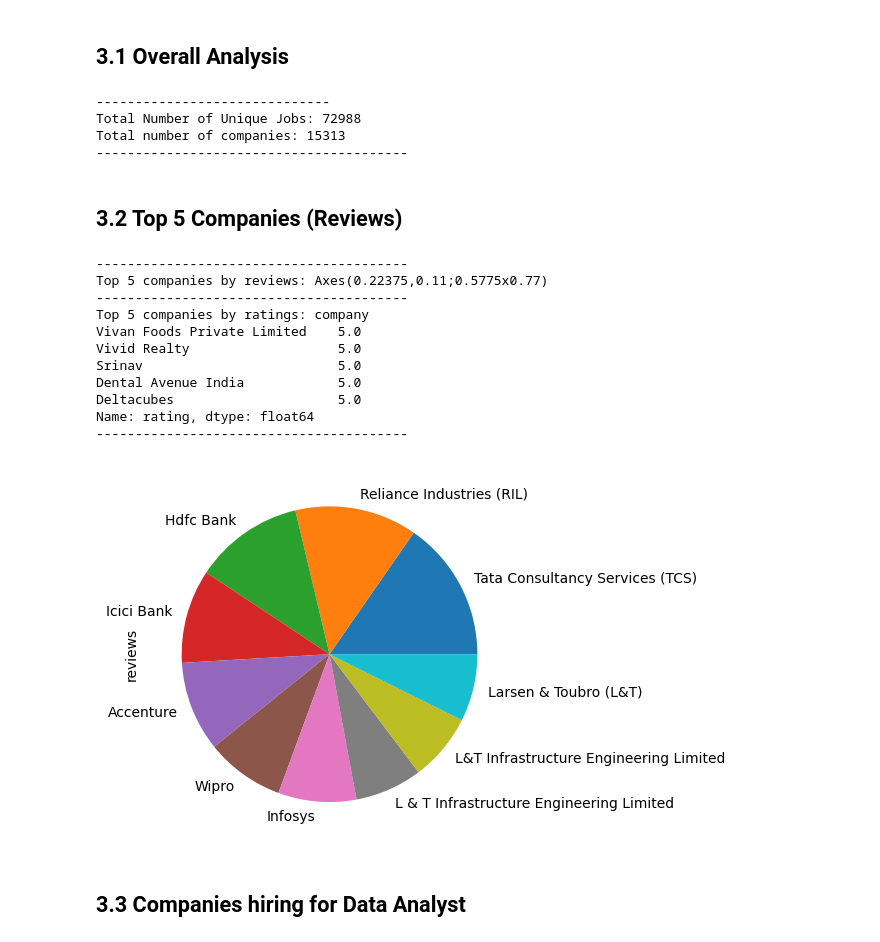
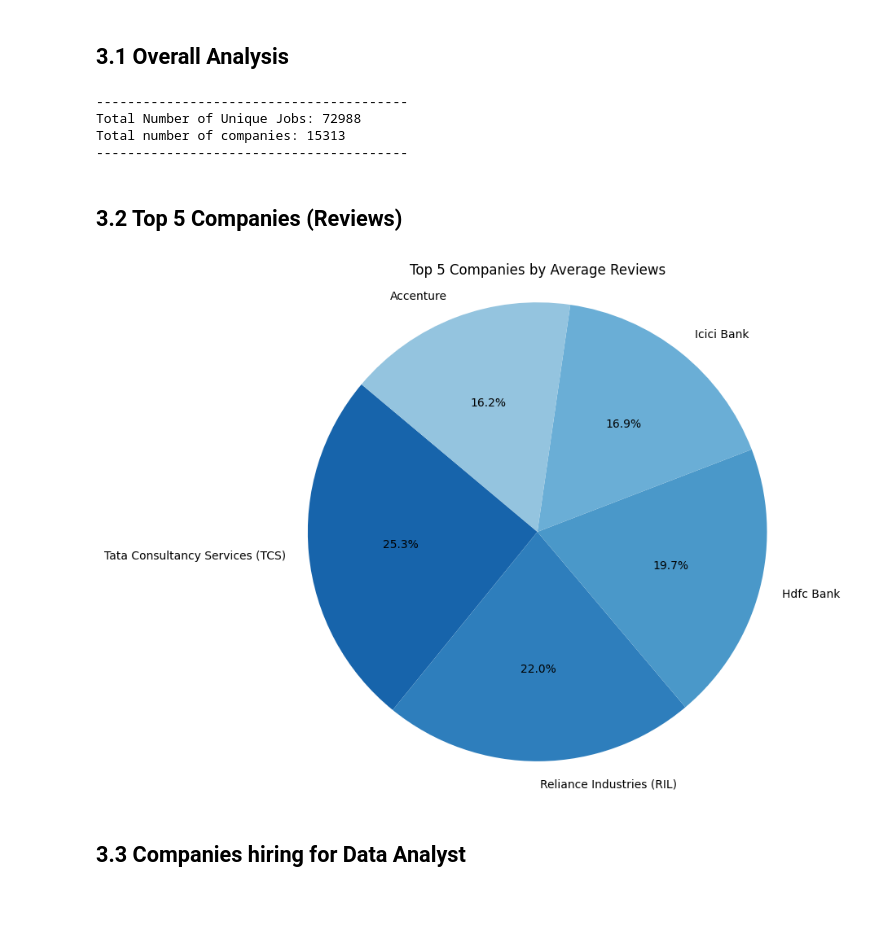
Before and after one commit to MaitreyeeBudhale/Data-Analysis, a Jupyter notebook: Jobs_Analysis.ipynb, the cells around one changed output. Drawn from its saved outputs; the diff is of its cells as text; code cells hidden in the pictures; blank space fills up the shorter version.

```diff
--- a/Jobs_Analysis.ipynb
+++ b/Jobs_Analysis.ipynb
@@ -305,36 +229,32 @@ df['rating']=df['rating'].astype(float)
 # %% [markdown]
 ## 3.1 Overall Analysis
 # %%
-print('-'*30)
+print('-'*40)
 print("Total Number of Unique Jobs:",df['job_id'].nunique())
 print("Total number of companies:",df['company'].nunique())
 print('-'*40)
 # %% [output]
-------------------------------
+----------------------------------------
 Total Number of Unique Jobs: 72988
 Total number of companies: 15313
 ----------------------------------------
 # %% [markdown]
 ## 3.2 Top 5 Companies (Reviews)
-# %%
-print('-'*40)
-print("Top 5 companies by reviews:",df.groupby('company')['reviews'].mean().sort_values(ascending=False).head(10).plot(kind='pie'))
-print('-'*40)
-print("Top 5 companies by ratings:",df.groupby('company')['rating'].mean().sort_values(ascending=False).head(5))#not feasible
-print('-'*40)
-# %% [output]
-----------------------------------------
-Top 5 companies by reviews: Axes(0.22375,0.11;0.5775x0.77)
-----------------------------------------
-Top 5 companies by ratings: company
-Vivan Foods Private Limited    5.0
-Vivid Realty                   5.0
-Srinav                         5.0
-Dental Avenue India            5.0
-Deltacubes                     5.0
-Name: rating, dtype: float64
-----------------------------------------
-[figure, removed]
+# %%
+# Calculate mean reviews and select top 5
+top_5_companies = df.groupby('company')['reviews'].mean().sort_values(ascending=False).head(5)
+
+# Get a colormap for blue shades and reverse it
+colors = cm.Blues(np.linspace(0.4, 0.8, len(top_5_companies)))[::-1] # Reverse the color order
+
+# Create the pie chart
+plt.figure(figsize=(8, 8))
+plt.pie(top_5_companies, labels=top_5_companies.index, autopct='%1.1f%%', startangle=140, colors=colors)
+plt.title('Top 5 Companies by Average Reviews')
+plt.axis('equal')  # Equal aspect ratio ensures that pie is drawn as a circle.
+plt.show()
+# %% [output]
+[figure, added]
 # %% [markdown]
 ## 3.3 Companies hiring for Data Analyst
 # %%
```
Also changed, not shown: parts of 18 cells of this notebook.
